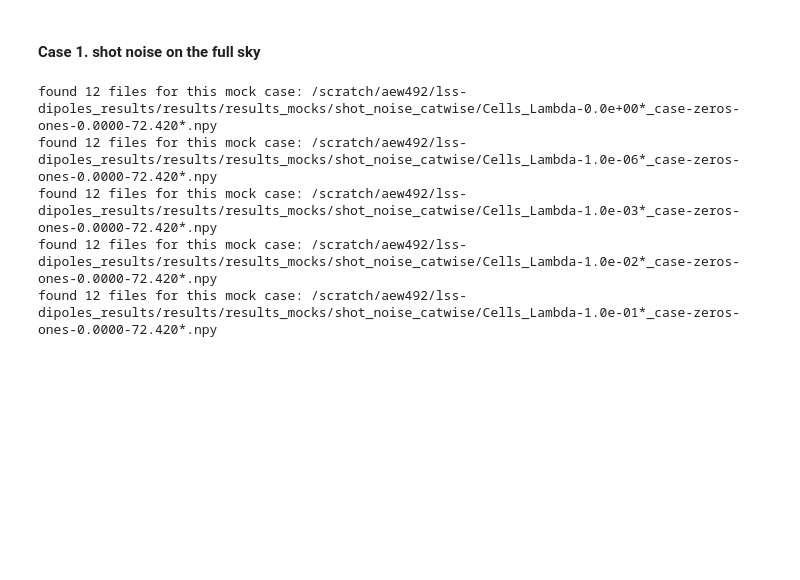
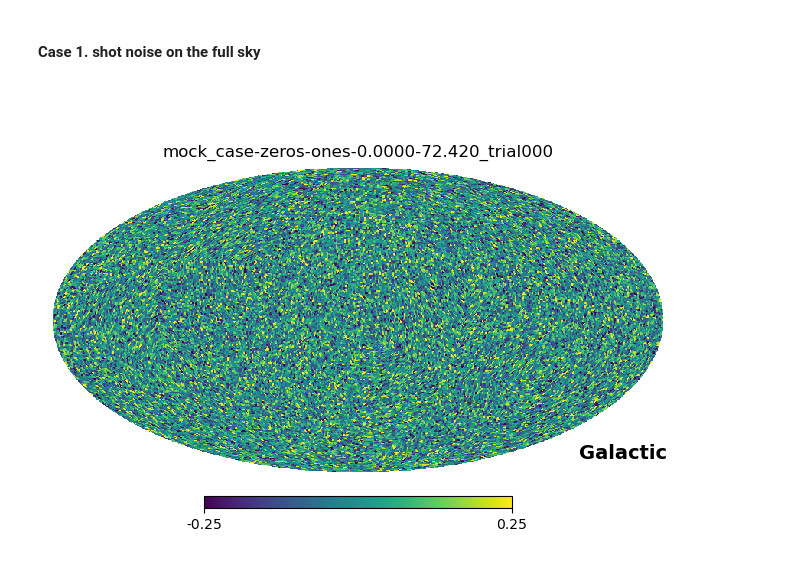
Before and after one commit to abbyw24/lss-dipoles, a Jupyter notebook: notebooks/2024-12-01_Cell_cases.ipynb, the cells around one changed output. Saved outputs shown, nothing was run; the diff lists cells and outputs as text; code cells hidden in the pictures; blank space fills up the shorter version.

```diff
--- a/notebooks/2024-12-01_Cell_cases.ipynb
+++ b/notebooks/2024-12-01_Cell_cases.ipynb
@@ -34,33 +71,30 @@ def get_mock_fns(set_name, result_type, excess_mode, selfunc_mode, dipamp, base_
+# %%
+def gather_dipole_results(set_name, case_dict):
+    dipole_amps = []
+    fns = get_result_fns(set_name, f'dipole_comps', **case_dict)
+    for i, fn in enumerate(fns):
+        res = np.load(fn, allow_pickle=True).item()
+        dipole_amps.append(np.linalg.norm(res['dipole_comps'], axis=1))
+    Lambdas = res['Lambdas']
+
+    res_dict = {
+        'Lambdas' : Lambdas,
+        'amps' : np.array(dipole_amps),
+        'mean_amp' : np.mean(np.array(dipole_amps), axis=0),
+        'std_amp' : np.std(np.array(dipole_amps), axis=0),
+        'input' : case_dict['dipamp']
+    }
+    return res_dict
 # %% [markdown]
 #### Case 1. shot noise on the full sky
 # %%
-Lambdas = [0., 1e-6, 1e-3, 1e-2, 1e-1]
+Lambdas = [0., 1e-3, 1e-2, 1e-1]
 set_name = 'shot_noise_catwise'
+case_dict = dict(excess_mode='zeros', selfunc_mode='ones', dipamp=0., base_rate=72.42)
 
-Cells_res = []
-for i, Lambda in enumerate(Lambdas):
-    fns = get_mock_fns(set_name, f'Cells_Lambda-{Lambda:.1e}', 'zeros', 'ones', 0., 72.42)
+im_fn = show_mock_pngs(set_name, trials=[0], **case_dict)
 
-    Cells = []
-    for i, fn in enumerate(fns):
-        res = np.load(fn, allow_pickle=True).item()
-        Cells.append(res['Cells'][1:])
-    ells = res['ells'][1:]
-
-    mean_Cells = np.mean(np.array(Cells), axis=0)
-    std_Cells = np.std(np.array(Cells), axis=0)
-
-    res_dict = {
-        'ells' : ells,
-        'Cells' : Cells,
-        'mean_Cells' : mean_Cells,
-        'std_Cells' : std_Cells,
-        'Lambda' : Lambda
-    }
-    Cells_res.append(res_dict)
+Cells_res = gather_Cell_results(Lambdas, set_name, case_dict)
+dipole_res = gather_dipole_results(set_name, case_dict)
 # %% [output]
-found 12 files for this mock case: /scratch/aew492/lss-dipoles_results/results/results_mocks/shot_noise_catwise/Cells_Lambda-0.0e+00*_case-zeros-ones-0.0000-72.420*.npy
-found 12 files for this mock case: /scratch/aew492/lss-dipoles_results/results/results_mocks/shot_noise_catwise/Cells_Lambda-1.0e-06*_case-zeros-ones-0.0000-72.420*.npy
-found 12 files for this mock case: /scratch/aew492/lss-dipoles_results/results/results_mocks/shot_noise_catwise/Cells_Lambda-1.0e-03*_case-zeros-ones-0.0000-72.420*.npy
-found 12 files for this mock case: /scratch/aew492/lss-dipoles_results/results/results_mocks/shot_noise_catwise/Cells_Lambda-1.0e-02*_case-zeros-ones-0.0000-72.420*.npy
-found 12 files for this mock case: /scratch/aew492/lss-dipoles_results/results/results_mocks/shot_noise_catwise/Cells_Lambda-1.0e-01*_case-zeros-ones-0.0000-72.420*.npy
+[figure, added]
```
Also changed, not shown: parts of 50 cells of this notebook.
